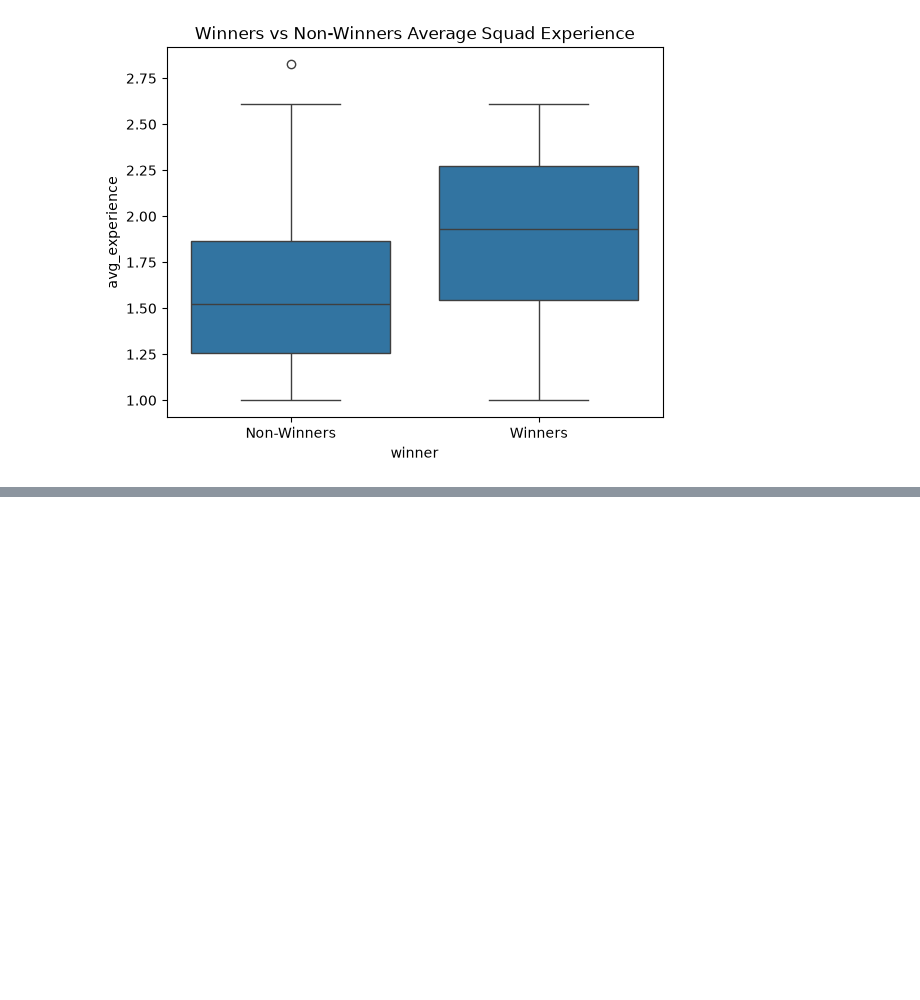
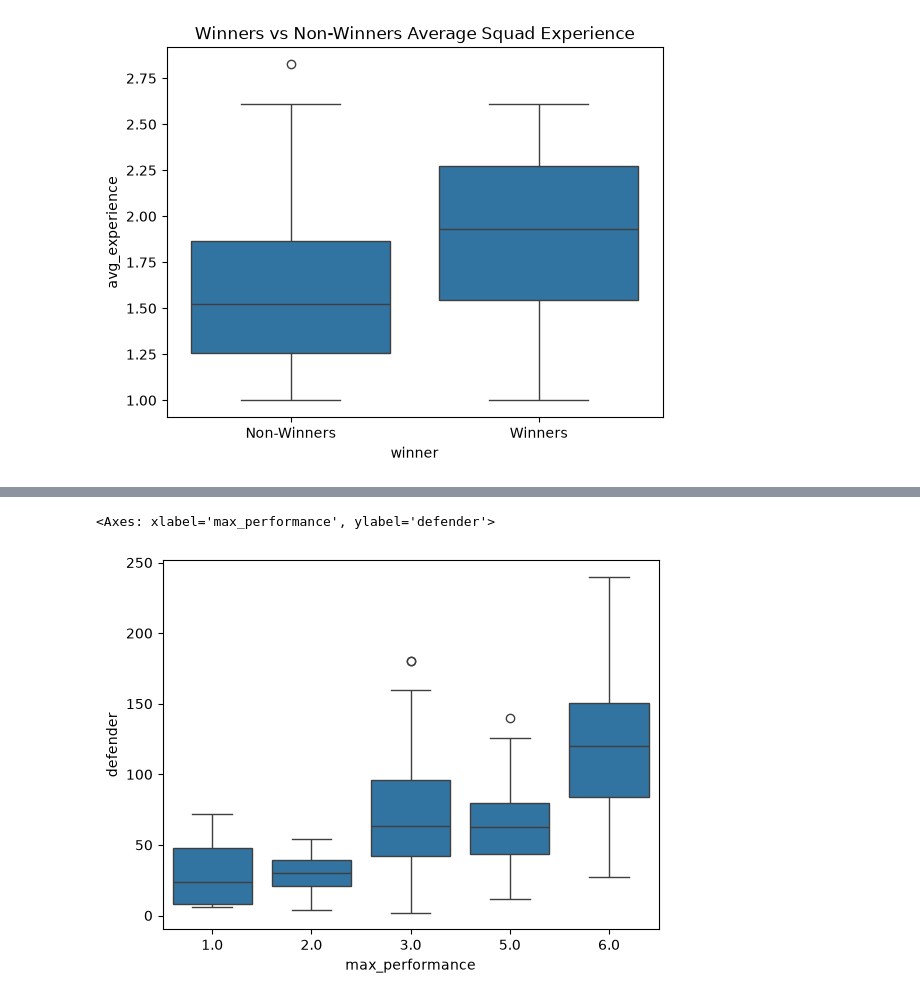
Before and after one commit to bev-amin/fifa-data-science, a Jupyter notebook: notebooks/01-exploration.ipynb, the cells around one changed output, grey strips where cells are left out. Cells and saved outputs as stored; diff of their text form; code cells hidden in the pictures; blank space fills up the shorter version.

```diff
--- a/notebooks/01-exploration.ipynb
+++ b/notebooks/01-exploration.ipynb
@@ -2114,0 +2132,3 @@ plt.scatter(squad_exp_perform['max_performance'], squad_exp_perform['avg_experie
+# %%
+position_mix = (mens_squads.groupby(['team_name', 'tournament_id', 'position_name']).size().unstack(fill_value=0).reset_index())
+position_mix.sample(10)
@@ -2114,0 +2147,2 @@ plt.scatter(squad_exp_perform['max_performance'], squad_exp_perform['avg_experie
+# %%
+squad_exp_perform = pd.merge(squad_exp_perform , position_mix, on=['team_name', 'tournament_id'], how='inner')
@@ -2114,0 +2165,11 @@ plt.scatter(squad_exp_perform['max_performance'], squad_exp_perform['avg_experie
+# %%
+''' Position proportions instead of counts - teams have diff squad sizes! '''
+
+position_cols = ['goal keeper', 'defender', 'midfielder', 'forward']
+
+squad_exp_perform['squad_size'] = squad_exp_perform[position_cols].sum(axis=1)
+
+for col in position_cols:
+    squad_exp_perform[f'{col}_pct'] = (
+        squad_exp_perform[col] / squad_exp_perform['squad_size']
+    )
@@ -2114,0 +2192,8 @@ plt.scatter(squad_exp_perform['max_performance'], squad_exp_perform['avg_experie
+# %%
+''' Position mix vs tournament progression
+= no differences for other position %s other than defender below'''
+
+sns.boxplot(data=squad_exp_perform, x='max_performance', y='defender')
+# %% [output]
+<Axes: xlabel='max_performance', ylabel='defender'>
+[figure, added]
```
Also changed, not shown: parts of 36 cells of this notebook.
